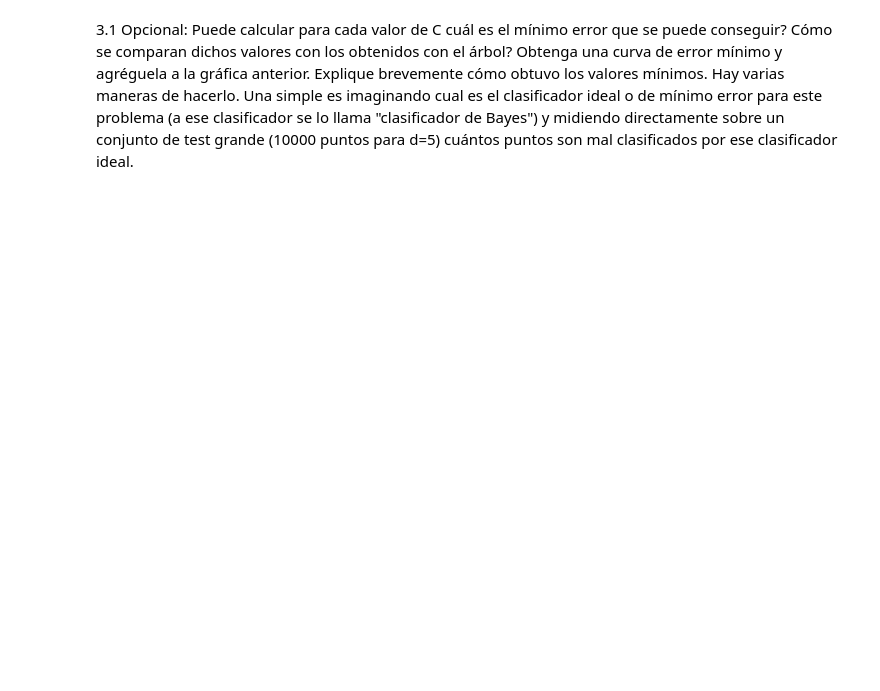
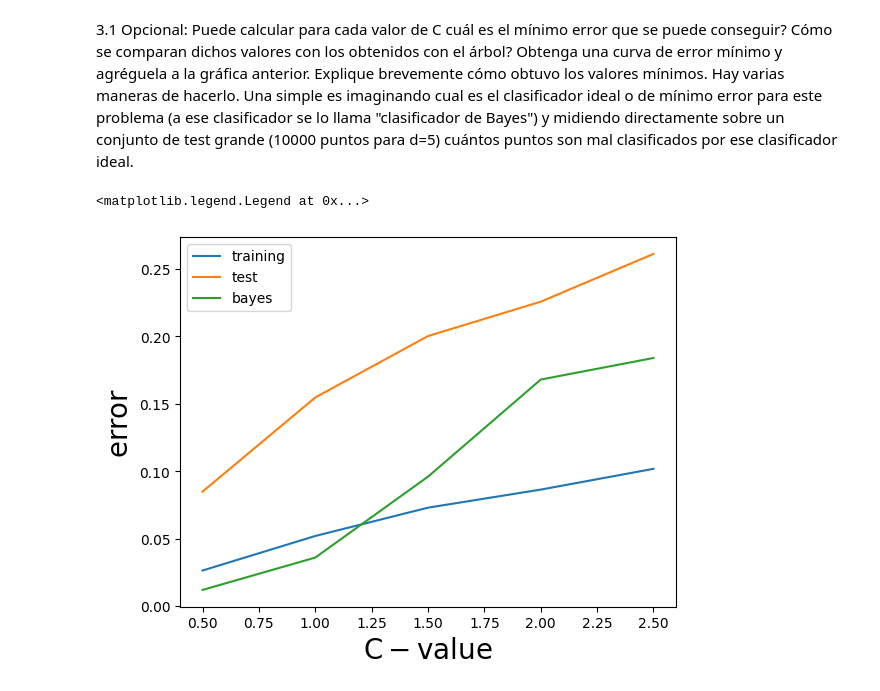
Before and after one commit to AgusMRM/IntroMachineLearning, a Jupyter notebook: tp1/Ej3.ipynb, the cells around one changed output. Drawn from its saved outputs; the diff is of its cells as text; code cells hidden in the pictures; blank space fills up the shorter version.

```diff
--- a/tp1/Ej3.ipynb
+++ b/tp1/Ej3.ipynb
@@ -73,3 +73,37 @@ plt.legend()
 3.1 Opcional:
 Puede calcular para cada valor de C cuál es el mínimo error que se puede conseguir? Cómo se comparan dichos valores con los obtenidos con el árbol? Obtenga una curva de error mínimo y agréguela a la gráfica anterior. Explique brevemente cómo obtuvo los valores mínimos.
 Hay varias maneras de hacerlo. Una simple es imaginando cual es el clasificador ideal o de mínimo error para este problema (a ese clasificador se lo llama "clasificador de Bayes") y midiendo directamente sobre un conjunto de test grande (10000 puntos para d=5) cuántos puntos son mal clasificados por ese clasificador ideal.
+# %%
+from sklearn.naive_bayes import GaussianNB
+clf = GaussianNB()
+
+error_bayes = np.zeros(len(C_values))
+
+k = 0
+for C in C_values:
+
+    testdiag = diagonal(d,n_test,C)
+
+    dtrain = diagonal(d,n_train,C)
+    y = dtrain['clases'].values
+    X = dtrain.drop(['clases'],axis = 1).values
+    clf = GaussianNB()
+    clf.fit(X,y)
+    prediccion_bayes = clf.predict(X)
+
+    correctos, = np.where(prediccion_bayes == y)
+    accuracy = len(correctos)/len(y)
+    error_bayes[k] = 1 - accuracy
+
+    k = k + 1
+# %%
+plt.plot(C_values,error_mean_training,label='training')
+plt.plot(C_values,error_mean_test,label='test')
+plt.plot(C_values,error_bayes,label='bayes')
+plt.xlabel('$\\rm C-value$',size=20)
+plt.ylabel('$\\rm error$',size=20)
+
+plt.legend()
+# %% [output]
+<matplotlib.legend.Legend at 0x...>
+[figure, added]
```
Also changed, not shown: parts of 1 cell of this notebook.
